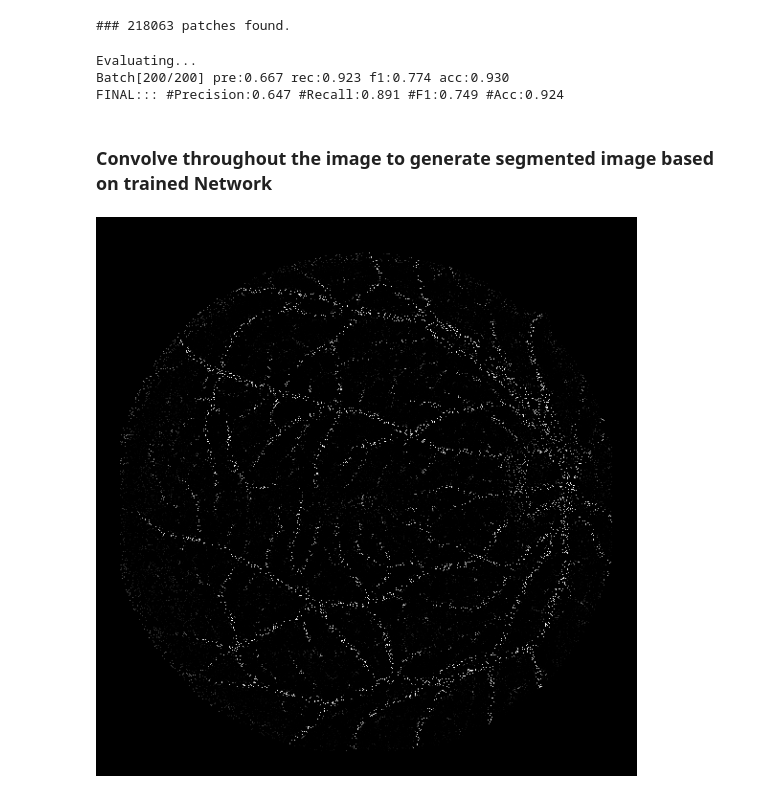
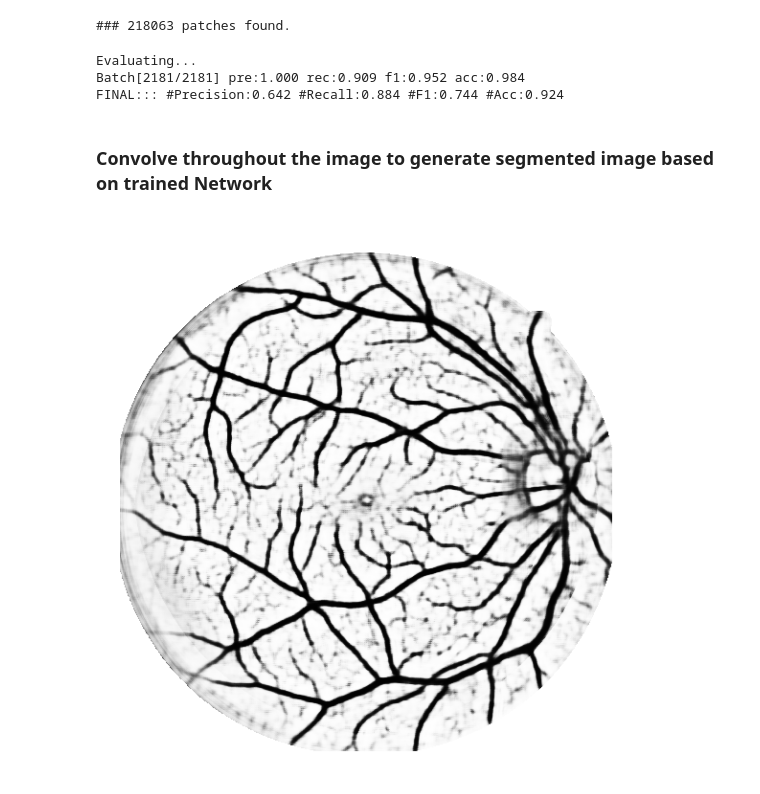
Before and after one commit to sraashis/deepdyn, a Jupyter notebook: notebook/CONV_PyTORCH.ipynb, the cells around one changed output. Saved outputs shown, nothing was run; the diff lists cells and outputs as text; code cells hidden in the pictures.

```diff
--- a/notebook/CONV_PyTORCH.ipynb
+++ b/notebook/CONV_PyTORCH.ipynb
@@ -267,9 +267,9 @@ testset = PatchesGenerator(Dirs=TestDirs, train_image_size=(patch_size, patch_si
                                 fget_truth=get_ground_truth_file,
                                 segment_mode=True)
 
-sampler=WeightedRandomSampler(np.ones(testset.__len__()), 20000, replacement=False)
+sampler=WeightedRandomSampler(np.ones(testset.__len__()), 100000, replacement=False)
 testloader = torch.utils.data.DataLoader(testset, batch_size=100,
-                                          shuffle=False, num_workers=3, sampler=sampler)
+                                          shuffle=False, num_workers=3, sampler=None)
 # %% [output]
 ### 218063 patches found.
 # %%
@@ -277,8 +277,8 @@ IDs, IJs, scores, y_pred, y_true = trainer.evaluate(dataloader=testloader, use_g
 # mnt.plot_confusion_matrix(y_pred=y_pred, y_true=y_true, classes=classes)
 # %% [output]
 Evaluating...
-Batch[200/200] pre:0.667 rec:0.923 f1:0.774 acc:0.930
-FINAL::: #Precision:0.647 #Recall:0.891 #F1:0.749 #Acc:0.924
+Batch[2181/2181] pre:1.000 rec:0.909 f1:0.952 acc:0.984
+FINAL::: #Precision:0.642 #Recall:0.884 #F1:0.744 #Acc:0.924
 # %% [markdown]
 ### Convolve throughout the image to generate segmented image based on trained Network
 # %%
@@ -288,9 +288,9 @@ for val in zip(IDs, IJs, sc):
     image_id, (i, j), (b_prob, v_prob) = val
     seg[i, j] = 255 * v_prob
 # %%
-IMG.fromarray(seg.astype(np.uint8))#.save(checkpoint_file+testset.images[0].file_name+'.png')
+IMG.fromarray(255-seg.astype(np.uint8))#.save(checkpoint_file+testset.images[0].file_name+'.png')
 # %% [output]
-[figure, old version]
+[figure, new version]
 # %%
 # params = {'sk_threshold': 150,
 #           'alpha': 7.0,
```
